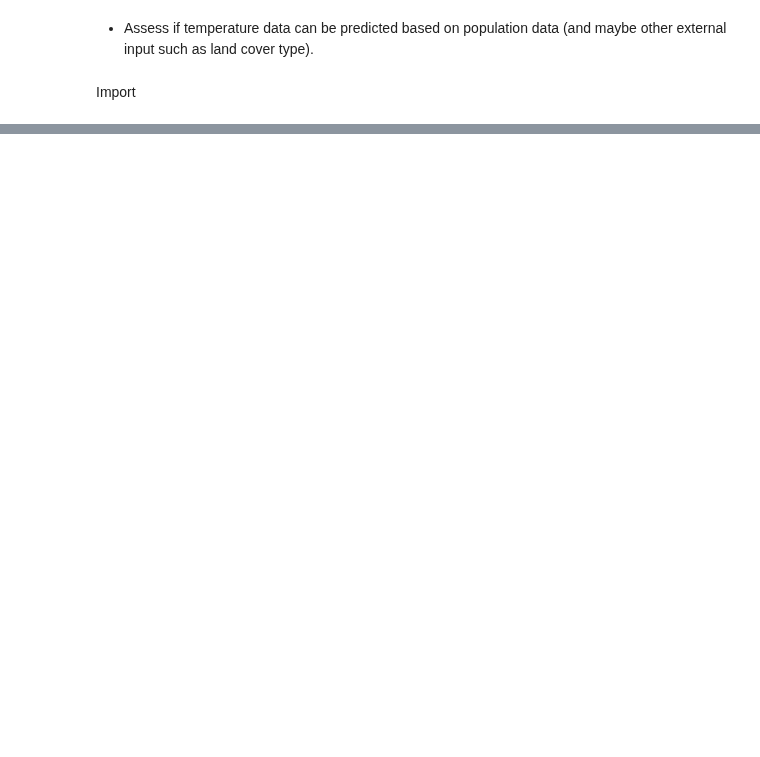
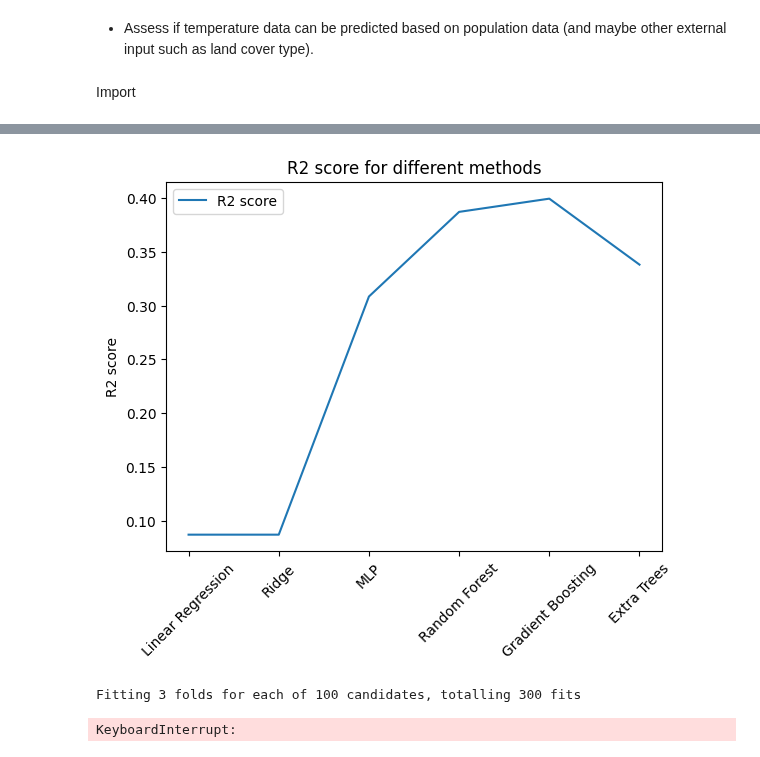
Before and after one commit to christopherogerepfl/UHI_prediction, a Jupyter notebook: task2.ipynb, the cells around one changed output, grey strips where cells are left out. Drawn from its saved outputs; the diff is of its cells as text; code cells hidden in the pictures; blank space fills up the shorter version.

```diff
--- a/task2.ipynb
+++ b/task2.ipynb
@@ -139,0 +181,14 @@ AttributeError: 'Dataset' object has no attribute 'shape'
+# %%
+for i, df in enumerate(dfs):
+    df = df[df['isrural'] == 1]
+    df = pd.DataFrame(scaler.fit_transform(df), columns=df.columns)
+    dfs[i] = df
+
+X = dfs[0].drop(['temp', 'pop', 'hour', 'isrural', 'Unnamed: 0', 'wind', 'hum', 'elevation'], axis=1)
+y = dfs[0]['pop']
+
+#split the data in training, test, validation
+X_train, X_test, y_train, y_test = train_test_split(X, y, test_size=0.2)
+X_train, X_val, y_train, y_val = train_test_split(X_train, y_train, test_size=0.2)
+
+X_train
@@ -139,0 +209,12 @@ AttributeError: 'Dataset' object has no attribute 'shape'
+# %%
+methods = [LinearRegression(), Ridge(), MLPRegressor(hidden_layer_sizes=(10, 10, 10), max_iter=1000, activation='relu', solver='adam', random_state=42), RandomForestRegressor(n_estimators=100, max_depth=10, random_state=42), GradientBoostingRegressor(n_estimators=100, max_depth=10, random_state=42), ExtraTreesRegressor(n_estimators=100, max_depth=10, random_state=4)]
+r2s = []
+MSEs = []
+for method in methods:
+    method.fit(X_train, y_train)
+    y_pred = method.predict(X_test)
+    print(method)
+    print("MSE: ", mean_squared_error(y_test, y_pred))
+    print("R2: ", r2_score(y_test, y_pred))
+    MSEs.append(mean_squared_error(y_test, y_pred))
+    r2s.append(r2_score(y_test, y_pred))
@@ -139,0 +240,50 @@ AttributeError: 'Dataset' object has no attribute 'shape'
+# %%
+plt.plot(r2s, label = 'R2 score')
+plt.ylabel('R2 score')
+plt.xticks(np.arange(6), ('Linear Regression', 'Ridge', 'MLP', 'Random Forest', 'Gradient Boosting', 'Extra Trees'), rotation = 45)
+
+plt.legend()
+
+plt.title('R2 score for different methods')
+plt.show()
+# %% [output]
+[figure, added]
+# %%
+# best algortihm is the gradient boosting regressor
+# we will now try to finetune the hyperparameters
+from sklearn.model_selection import GridSearchCV
+from sklearn.model_selection import RandomizedSearchCV
+from scipy.stats import randint as sp_randint
+
+# Number of trees in random forest
+n_estimators = [int(x) for x in np.linspace(start = 10, stop = 150, num = 10)]
+# Number of features to consider at every split
+max_features = ['auto', 'sqrt']
+# Maximum number of levels in tree
+max_depth = [int(x) for x in np.linspace(5, 100, num = 10)]
+max_depth.append(None)
+# Minimum number of samples required to split a node
+min_samples_split = [2, 5, 10, 20]
+# Minimum number of samples required at each leaf node
+min_samples_leaf = [1, 2, 4, 8]
+# Method of selecting samples for training each tree
+bootstrap = [True, False]
+# Create the random grid
+random_grid = {'n_estimators': sp_randint(10, 150),
+               'max_features': ['auto', 'sqrt'],
+               'max_depth': sp_randint(5, 100),
+               'min_samples_split': sp_randint(2, 20),
+               'min_samples_leaf': sp_randint(1, 8)}
+# Use the random grid to search for best hyperparameters
+# First create the base model to tune
+rf = GradientBoostingRegressor()
+# Random search of parameters, using 3 fold cross validation,
+# search across 100 different combinations, and use all available cores
+rf_random = RandomizedSearchCV(estimator = rf, param_distributions = random_grid,
+                               n_iter = 100, cv = 3, verbose=2, random_state=42, n_jobs = -1)
+# Fit the random search model
+rf_random.fit(X_val, y_val)
+rf_random.best_params_
+# %% [output]
+Fitting 3 folds for each of 100 candidates, totalling 300 fits
+KeyboardInterrupt:
```
Also changed, not shown: parts of 25 cells of this notebook, 2 other files.
